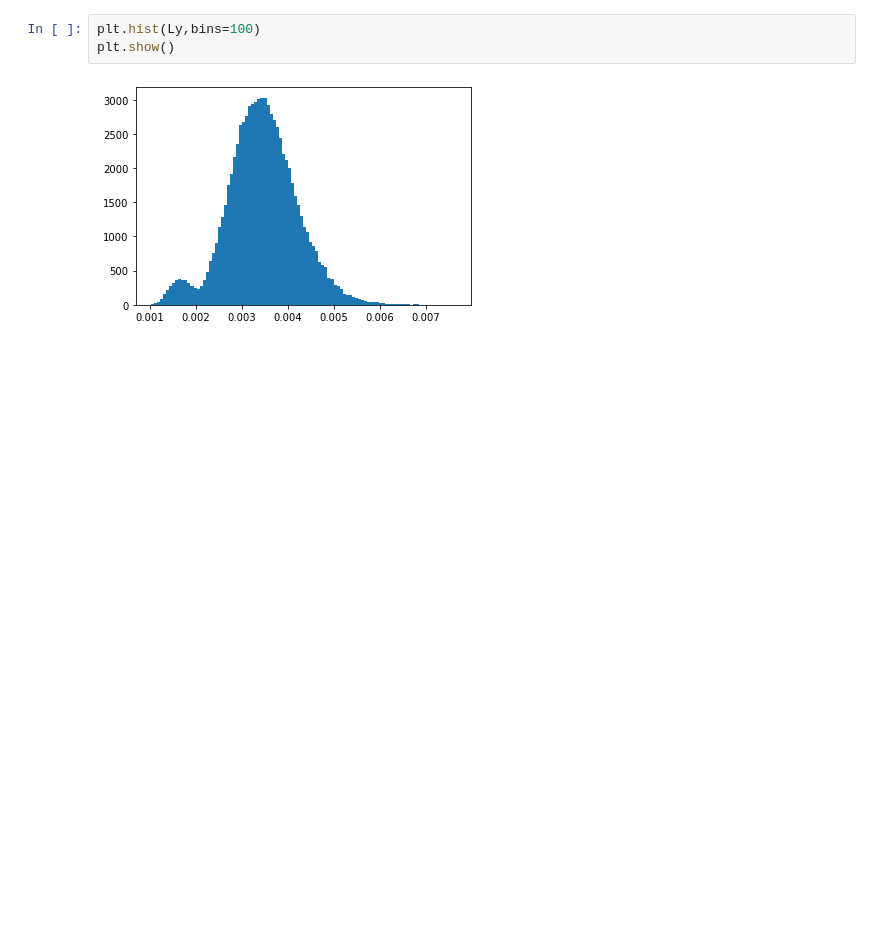
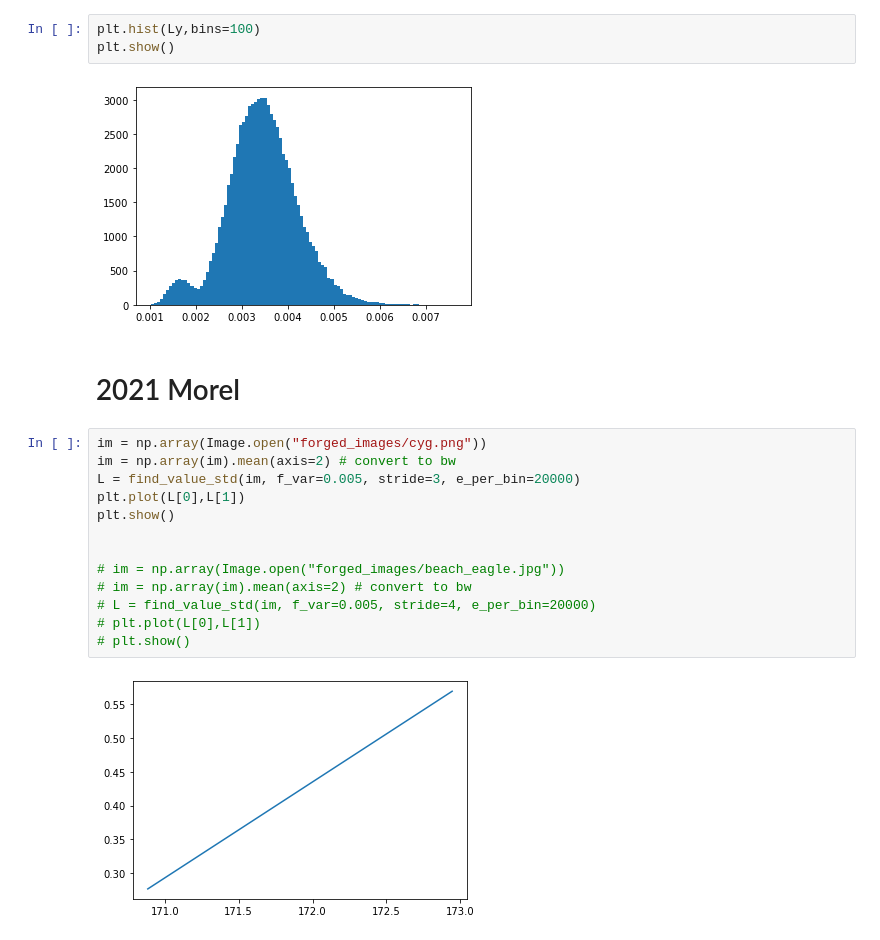
Before and after one commit to nissmar/ForgeryDetection, a Jupyter notebook: noise_estimation.ipynb, the cells around one changed output. Saved outputs shown, nothing was run; the diff lists cells and outputs as text; blank space fills up the shorter version.

Commit message:
morel 2021 WORKING on cyg

```diff
--- a/noise_estimation.ipynb
+++ b/noise_estimation.ipynb
@@ -187,3 +210,20 @@ plt.hist(Ly,bins=100)
 plt.show()
 # %% [output]
 [figure]
+# %% [markdown]
+# 2021 Morel
+# %%
+im = np.array(Image.open("forged_images/cyg.png"))
+im = np.array(im).mean(axis=2) # convert to bw
+L = find_value_std(im, f_var=0.005, stride=3, e_per_bin=20000)
+plt.plot(L[0],L[1])
+plt.show()
+
+
+# im = np.array(Image.open("forged_images/beach_eagle.jpg"))
+# im = np.array(im).mean(axis=2) # convert to bw
+# L = find_value_std(im, f_var=0.005, stride=4, e_per_bin=20000)
+# plt.plot(L[0],L[1])
+# plt.show()
+# %% [output]
+[figure, added]
```
Also changed, not shown: parts of 12 cells of this notebook, 2 other files.
